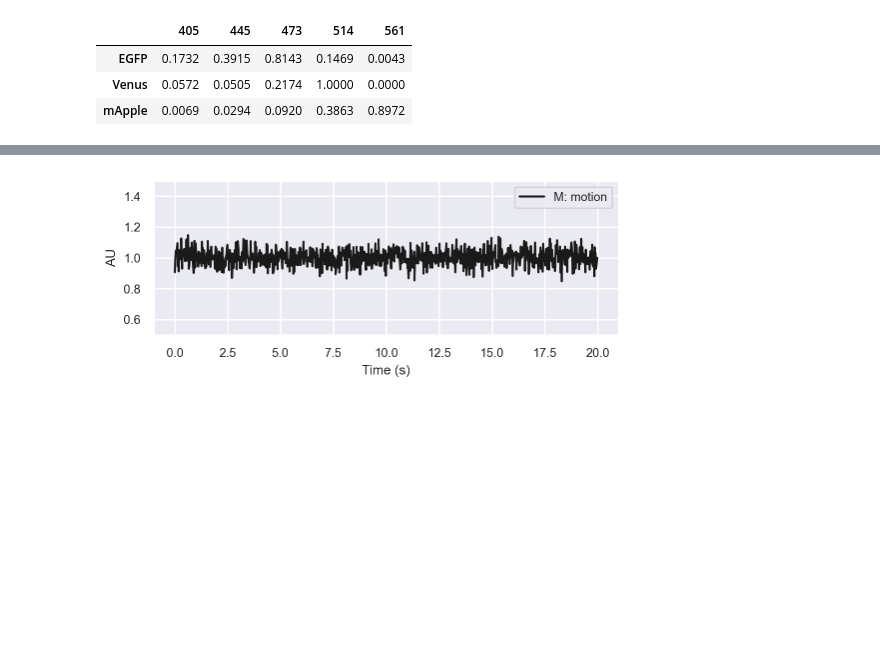
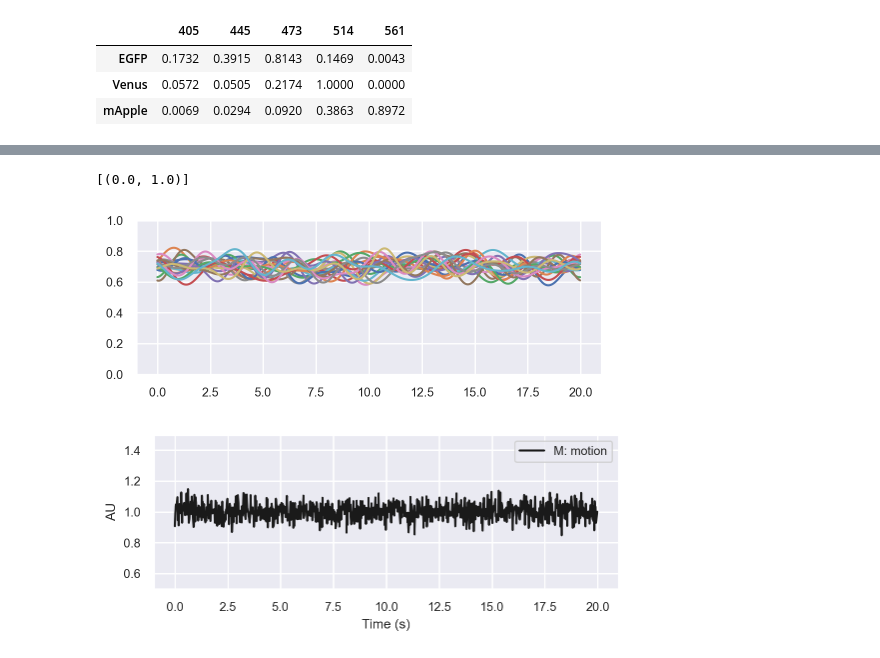
Before and after one commit to AllenInstitute/sourcesep, a Jupyter notebook: notebooks/03_compose_data.ipynb, the cells around one changed output, grey strips where cells are left out. Saved outputs shown, nothing was run; the diff lists cells and outputs as text; code cells hidden in the pictures; blank space fills up the shorter version.

```diff
--- a/notebooks/03_compose_data.ipynb
+++ b/notebooks/03_compose_data.ipynb
@@ -119,3 +164,13 @@ plt.show()
+# %%
+_, ax = plt.subplots(figsize=(6,2))
+
+for i in range(20):
+    H_ox, H_dox, H_total, f = sim.gen_H()
+    ax.plot(sim.T_arr, f)
+ax.set(ylim=(0,1))
+# %% [output]
+[(0.0, 1.0)]
+[figure, added]
 # %%
 f, ax = plt.subplots(figsize=(6,2))
 ax.plot(sim.T_arr, dat['M'], 'k',label='M: motion')
```
Also changed, not shown: parts of 9 cells of this notebook, 32 other files.
